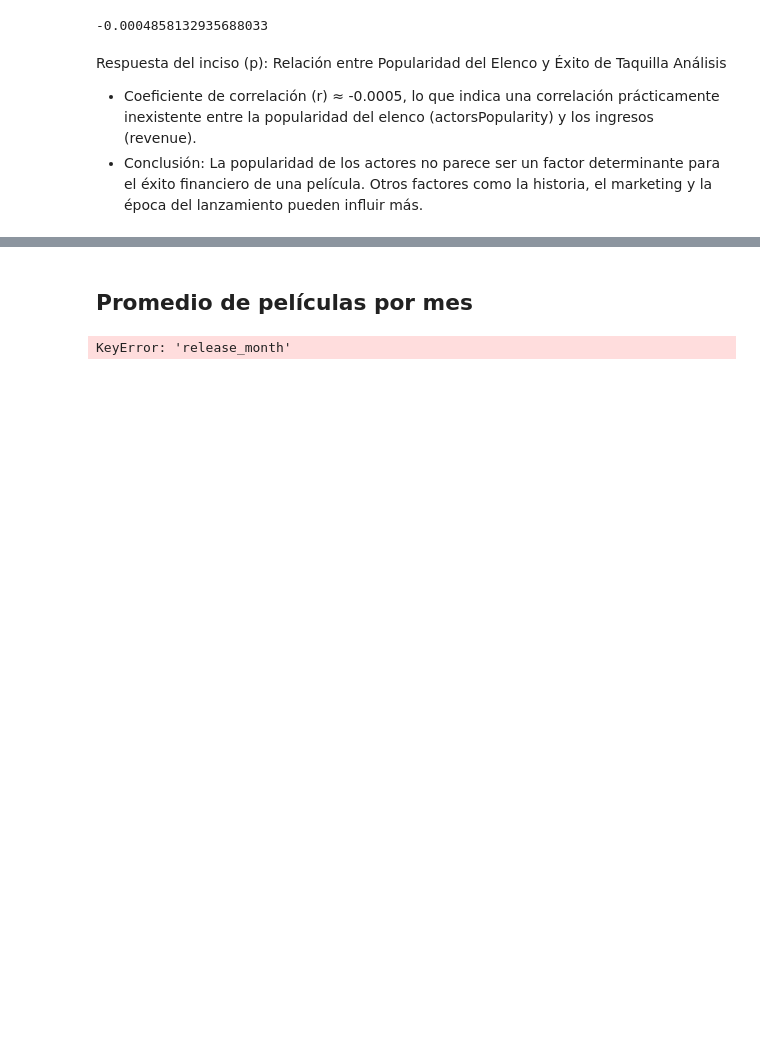
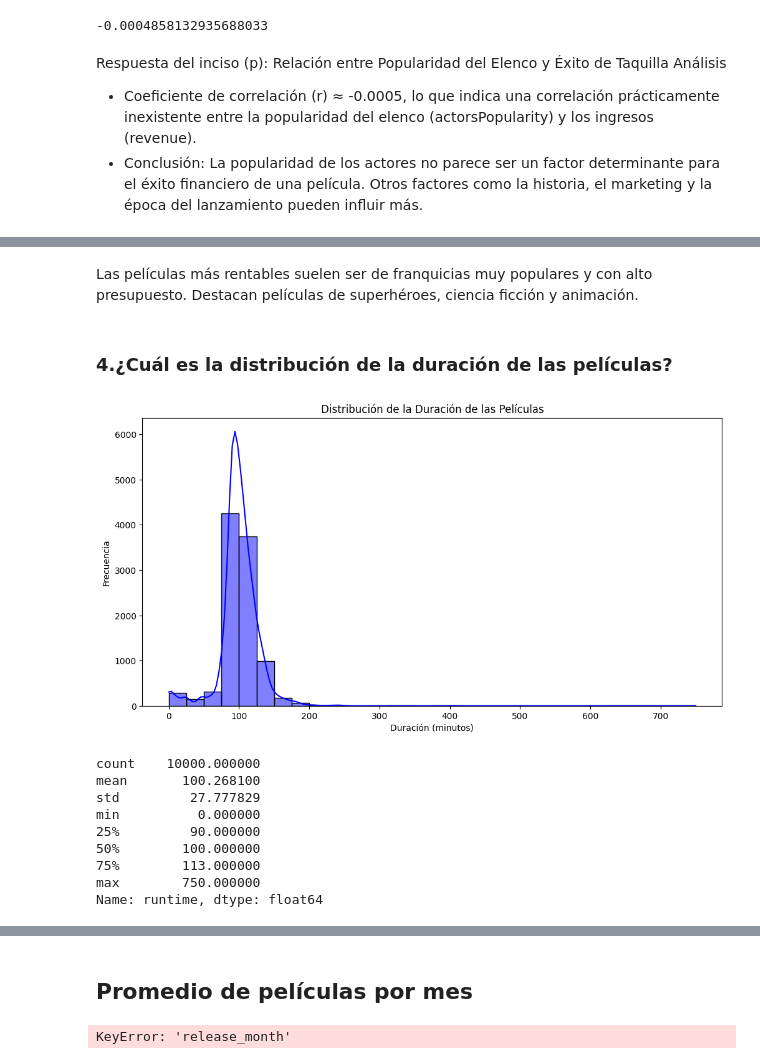
Before and after one commit to Sofiamishel2003/-An-lisis-Exploratorio, a Jupyter notebook: analisis exploratorio - movies.IPYNB, the cells around one changed output, grey strips where cells are left out. Saved outputs shown, nothing was run; the diff lists cells and outputs as text; code cells hidden in the pictures; blank space fills up the shorter version.

```diff
--- a/analisis exploratorio - movies.IPYNB
+++ b/analisis exploratorio - movies.IPYNB
@@ -456,0 +515,7 @@ Análisis
+# %%
+# Calcular la rentabilidad
+df["profit"] = df["revenue"] - df["budget"] # profit = revenue - budget
+# Obtener las 10 películas más rentables
+top_profitable_movies = df[['title', 'budget', 'revenue', 'profit']].sort_values(by='profit', ascending=False).head(10)
+# Mostrar los resultados
+top_profitable_movies
@@ -456,0 +534,27 @@ Análisis
+# %% [markdown]
+Las películas más rentables suelen ser de franquicias muy populares y con alto presupuesto. Destacan películas de superhéroes, ciencia ficción y animación.
+# %% [markdown]
+### 4.¿Cuál es la distribución de la duración de las películas?
+# %%
+# Histograma de duración
+plt.figure(figsize=(12, 6))
+sns.histplot(df["runtime"], bins=30, kde=True, color="blue")
+plt.xlabel("Duración (minutos)")
+plt.ylabel("Frecuencia")
+plt.title("Distribución de la Duración de las Películas")
+plt.show()
+# Calcular estadísticas de la duración
+runtime_stats = df["runtime"].describe()
+# Mostrar estadísticas
+runtime_stats
+# %% [output]
+[figure, added]
+count    10000.000000
+mean       100.268100
+std         27.777829
+min          0.000000
+25%         90.000000
+50%        100.000000
+75%        113.000000
+max        750.000000
+Name: runtime, dtype: float64
```
Also changed, not shown: parts of 17 cells of this notebook.
